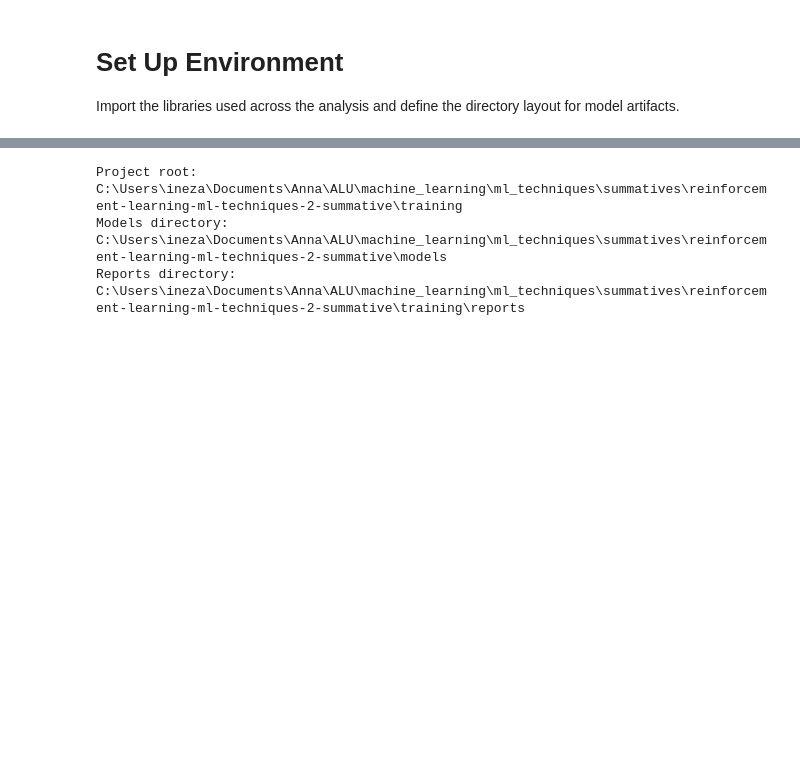
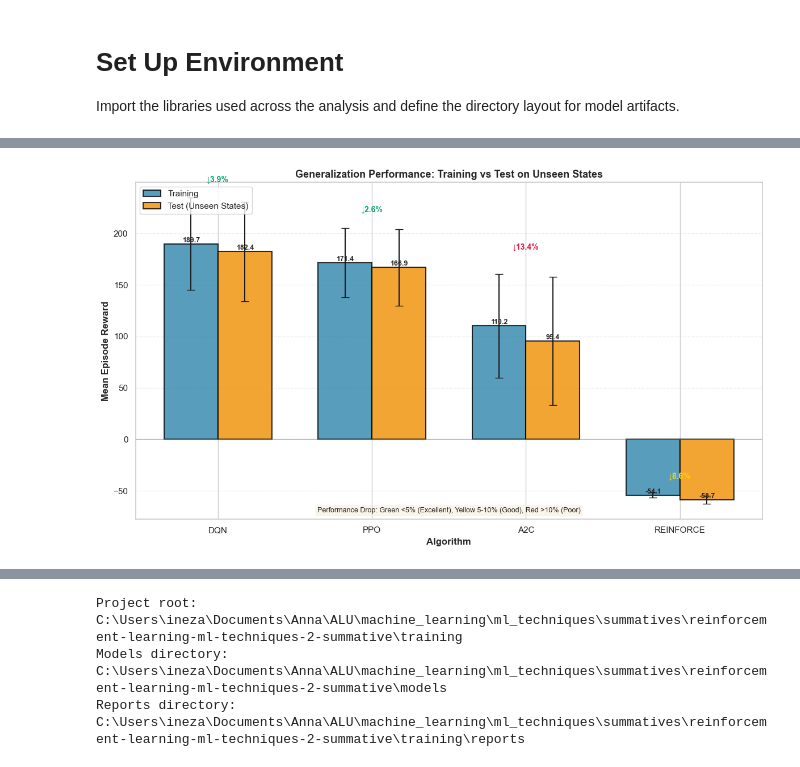
Before and after one commit to aimee-annabelle/reinforcement-learning-ml-techniques-2-summative, a Jupyter notebook: training/results_analysis.ipynb, the cells around one changed output, grey strips where cells are left out. Saved outputs shown, nothing was run; the diff lists cells and outputs as text; code cells hidden in the pictures; blank space fills up the shorter version.

```diff
--- a/training/results_analysis.ipynb
+++ b/training/results_analysis.ipynb
@@ -3,0 +706,93 @@ Import the libraries used across the analysis and define the directory layout fo
+# %%
+# Performance data for best models
+best_runs_info = {
+    'DQN': {
+        'train_mean': 189.74,
+        'train_std': 44.92,
+        'test_mean': 182.36,
+        'test_std': 48.15,
+        'algo_dir': 'dqn',
+        'run': 'run_08'
+    },
+    'PPO': {
+        'train_mean': 171.40,
+        'train_std': 33.53,
+        'test_mean': 166.89,
+        'test_std': 37.22,
+        'algo_dir': 'ppo',
+        'run': 'run_08'
+    },
+    'A2C': {
+        'train_mean': 110.16,
+        'train_std': 50.61,
+        'test_mean': 95.43,
+        'test_std': 62.18,
+        'algo_dir': 'a2c',
+        'run': 'run_01'
+    },
+    'REINFORCE': {
+        'train_mean': -54.09,
+        'train_std': 2.40,
+        'test_mean': -58.72,
+        'test_std': 3.88,
+        'algo_dir': 'pg',
+        'run': 'run_04'
+    }
+}
+
+fig, ax = plt.subplots(figsize=(12, 7))
+
+algos = list(best_runs_info.keys())
+x = np.arange(len(algos))
+width = 0.35
+
+train_means = [best_runs_info[a]['train_mean'] for a in algos]
+train_stds = [best_runs_info[a]['train_std'] for a in algos]
+test_means = [best_runs_info[a]['test_mean'] for a in algos]
+test_stds = [best_runs_info[a]['test_std'] for a in algos]
+
+bars1 = ax.bar(x - width/2, train_means, width, yerr=train_stds, capsize=5,
+               label='Training', alpha=0.8, color='#2E86AB', edgecolor='black', linewidth=1.5)
+bars2 = ax.bar(x + width/2, test_means, width, yerr=test_stds, capsize=5,
+               label='Test (Unseen States)', alpha=0.8, color='#F18F01', edgecolor='black', linewidth=1.5)
+
+for i, (train, test) in enumerate(zip(train_means, test_means)):
+    drop = ((train - test) / abs(train) * 100) if train != 0 else 0
+
+    ax.text(i - width/2, train, f'{train:.1f}', ha='center', va='bottom', fontsize=9, fontweight='bold')
+    ax.text(i + width/2, test, f'{test:.1f}', ha='center', va='bottom', fontsize=9, fontweight='bold')
+
+    color = '#00A86B' if drop < 5 else '#FFD700' if drop < 10 else '#DC143C'
+    ax.text(i, max(train, test) + max(train_stds[i], test_stds[i]) + 10,
+            f'↓{drop:.1f}%' if drop > 0 else f'↑{abs(drop):.1f}%',
+            ha='center', va='bottom', fontsize=10, fontweight='bold', color=color)
+
+ax.set_ylabel('Mean Episode Reward', fontsize=12, fontweight='bold')
+ax.set_xlabel('Algorithm', fontsize=12, fontweight='bold')
+ax.set_title('Generalization Performance: Training vs Test on Unseen States',
+             fontsize=13, fontweight='bold')
+ax.set_xticks(x)
+ax.set_xticklabels(algos, fontsize=11)
+ax.legend(fontsize=11, loc='upper left')
+ax.grid(True, axis='y', alpha=0.3, linestyle='--')
+ax.axhline(y=0, color='gray', linestyle='-', linewidth=1, alpha=0.5)
+
+legend_text = "Performance Drop: Green <5% (Excellent), Yellow 5-10% (Good), Red >10% (Poor)"
+ax.text(0.5, 0.02, legend_text, transform=ax.transAxes, fontsize=9, ha='center',
+        bbox=dict(boxstyle='round', facecolor='wheat', alpha=0.3))
+
+plt.tight_layout()
+plt.savefig(output_dir / 'generalization_train_vs_test.png', dpi=300, bbox_inches='tight')
+print(f"✓ Saved: {output_dir / 'generalization_train_vs_test.png'}")
+plt.show()
+
+print("\n" + "="*60)
+print("GENERALIZATION ANALYSIS")
+print("="*60)
+for algo, data in best_runs_info.items():
+    drop = ((data['train_mean'] - data['test_mean']) / abs(data['train_mean']) * 100)
+    print(f"\n{algo}:")
+    print(f"  Training:  {data['train_mean']:.2f} ± {data['train_std']:.2f}")
+    print(f"  Test:      {data['test_mean']:.2f} ± {data['test_std']:.2f}")
+    print(f"  Drop:      {drop:.1f}%")
+# %% [output]
@@ -3,0 +800 @@ Import the libraries used across the analysis and define the directory layout fo
+[figure, added]
```
Also changed, not shown: parts of 30 cells of this notebook, 15 other files.
